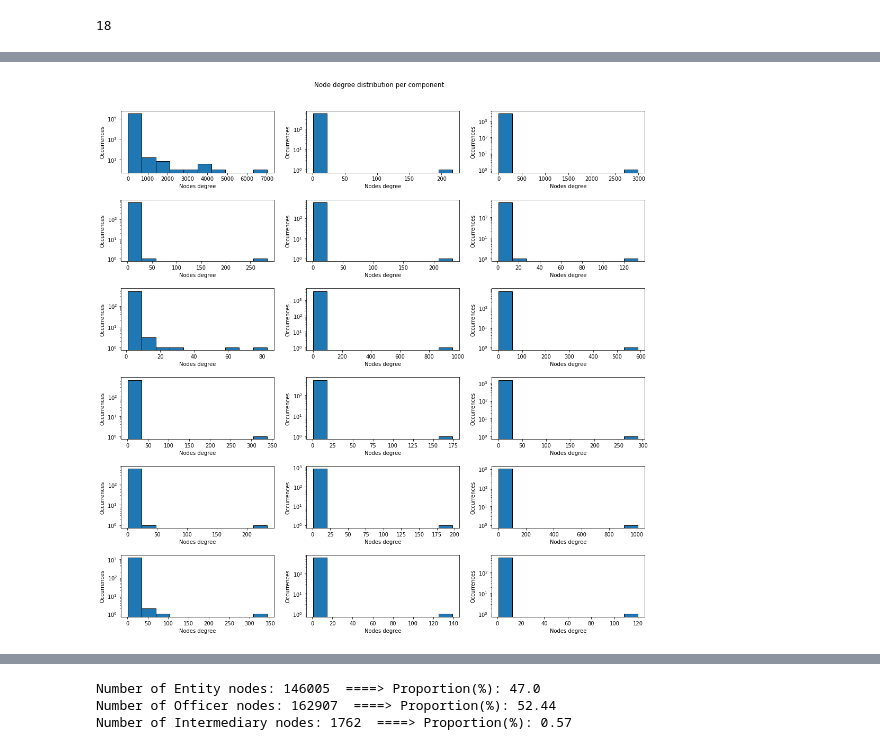
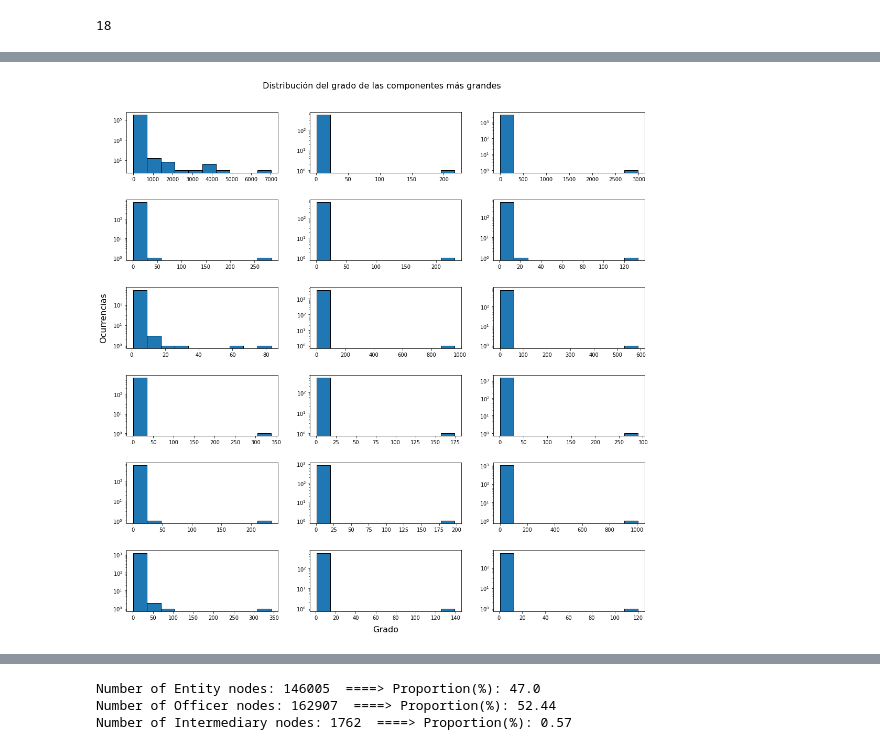
Before and after one commit to edgrz/panama-papers, a Jupyter notebook: graph_study.ipynb, the cells around one changed output, grey strips where cells are left out. Cells and saved outputs as stored; diff of their text form; code cells hidden in the pictures.

```diff
--- a/graph_study.ipynb
+++ b/graph_study.ipynb
@@ -147,0 +132,10 @@ plt.show()
+# %%
+## Node degree distribution graph
+histogram_degrees = list(dict(nx.degree(G)).values())
+fig, axs = plt.subplots(1,1,figsize=(15,15))
+axs.hist(histogram_degrees,ec="k")
+axs.set_title('Distribución del grado de los nodos',fontsize=16,pad=20)
+axs.set_xlabel('Grado',fontsize=16)
+axs.set_ylabel('Ocurrencias',fontsize=16)
+axs.set_yscale('log')
+plt.show()
@@ -244,9 +240,9 @@ for i,k in enumerate(component_index):
     plt.figure(figsize=(8, 8), dpi=80)
     histogram_degrees = list(dict(nx.degree(S[k])).values())
     plt.yscale('log')
-    plt.title("Degree distribution")
-    plt.xlabel("Nodes degree")
-    plt.ylabel("Occurrences")
+    plt.title("Distribución del grado")
+    plt.xlabel("Grado")
+    plt.ylabel("Ocurrencias")
     plt.hist(histogram_degrees,ec="k")
 plt.show()
 # %% [output]
@@ -265,23 +262,27 @@ KeyboardInterrupt:
 # %%
 ## Components degree histogram same plot (subplots)
 fig, axs = plt.subplots(6,3,figsize=(15,15))
-fig.suptitle('Node degree distribution per component')
+fig.suptitle('Distribución del grado de las componentes más grandes',fontsize=16)
 fig.tight_layout(pad=3.0)
 row = 0
 column = 0
 for i,k in enumerate(component_index):
     histogram_degrees = list(dict(nx.degree(S[k])).values())
     axs[row,column].hist(histogram_degrees,ec="k")
-    axs[row,column].set(xlabel='Nodes degree', ylabel='Occurrences')
+    #axs[row,column].set(xlabel='Grado')
     axs[row,column].set_yscale('log')
     if column > 1:
         column = 0
         row = row+1
     else:
         column=column+1
+#plt.tick_params(labelcolor='none', which='both', top=False, bottom=False, left=False, right=False)
+axs[5,1].set_xlabel('Grado',fontsize=16,labelpad=10)
+axs[2,0].set_ylabel('Ocurrencias',fontsize=16,labelpad=10)
+#plt.ylabel("Ocurrencias",fontsize=16)
 plt.show()
 # %% [output]
-[figure, old version]
+[figure, new version]
 # %%
 ## Focus on greatest component
 G = S[0]
```
Also changed, not shown: parts of 31 cells of this notebook, 2 other files.
